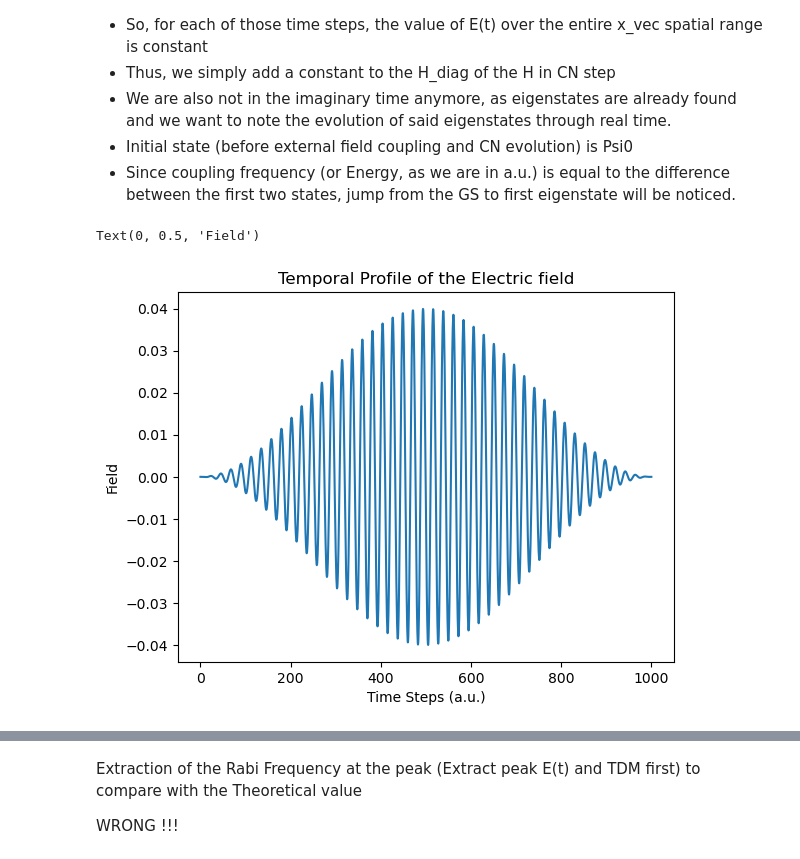
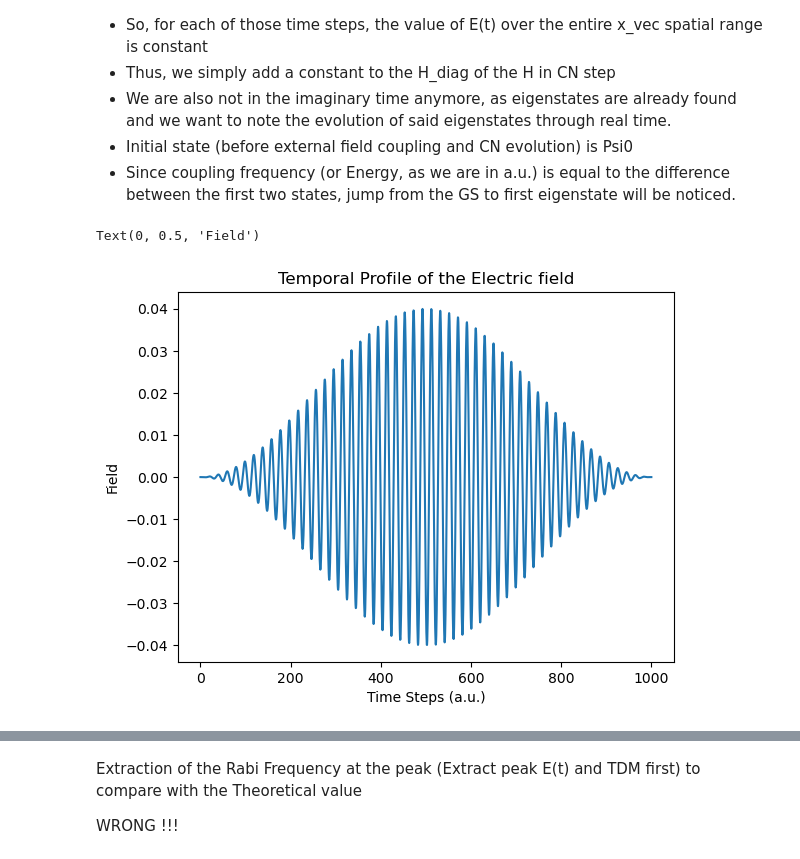
Before and after one commit to SoumyajeetMazumdar/CQMPP, a Jupyter notebook: EXAM/2_coupling_with_E_field.ipynb, the cells around one changed output, grey strips where cells are left out. Drawn from its saved outputs; the diff is of its cells as text; code cells hidden in the pictures.

```diff
--- a/EXAM/2_coupling_with_E_field.ipynb
+++ b/EXAM/2_coupling_with_E_field.ipynb
@@ -102,35 +102,35 @@ psi3 = np.load("psi3.npy")
 a = np.load("a.npy")
 
 # grid details
 Delta_r = 0.2
 N = 500
 x_vec = np.linspace(-50, 50, N)
 
 V_softcore_vec = -1/np.sqrt(x_vec**2 + a**2)
 
 # Real time step (Δt) and time grid
 delta_t = 0.5
 T = 1000 # in a.u.
 t_vec = np.arange(0, T + delta_t, delta_t)
 
 # Rabi Frequency - Previous Calculations
 Rabi_freq = 0.052
 
 # External field
 E0 = 4e-2
 omega01 = (-0.2329 - -0.4999) # difference b/w GS and First State
-detuning = Rabi_freq/2
+detuning = Rabi_freq
 omega = omega01 + detuning
 E_t_vec = E0 * np.cos(np.pi * (t_vec - T/2) / T)**2 * np.cos(omega * t_vec)
 
 # np.cos(np.pi * (t_vec - T/2) / T)**2 * np.cos(omega * t_vec)
 plt.title("Temporal Profile of the Electric field")
 plt.plot(t_vec[0:t_vec.size//1], E_t_vec[0:t_vec.size//1])
 plt.xlabel("Time Steps (a.u.)")
 plt.ylabel("Field")
 # %% [output]
 Text(0, 0.5, 'Field')
-[figure, old version]
+[figure, new version]
 # %%
 
 # CALCULATIONS
```
Also changed, not shown: parts of 4 cells of this notebook, 2 other files.
